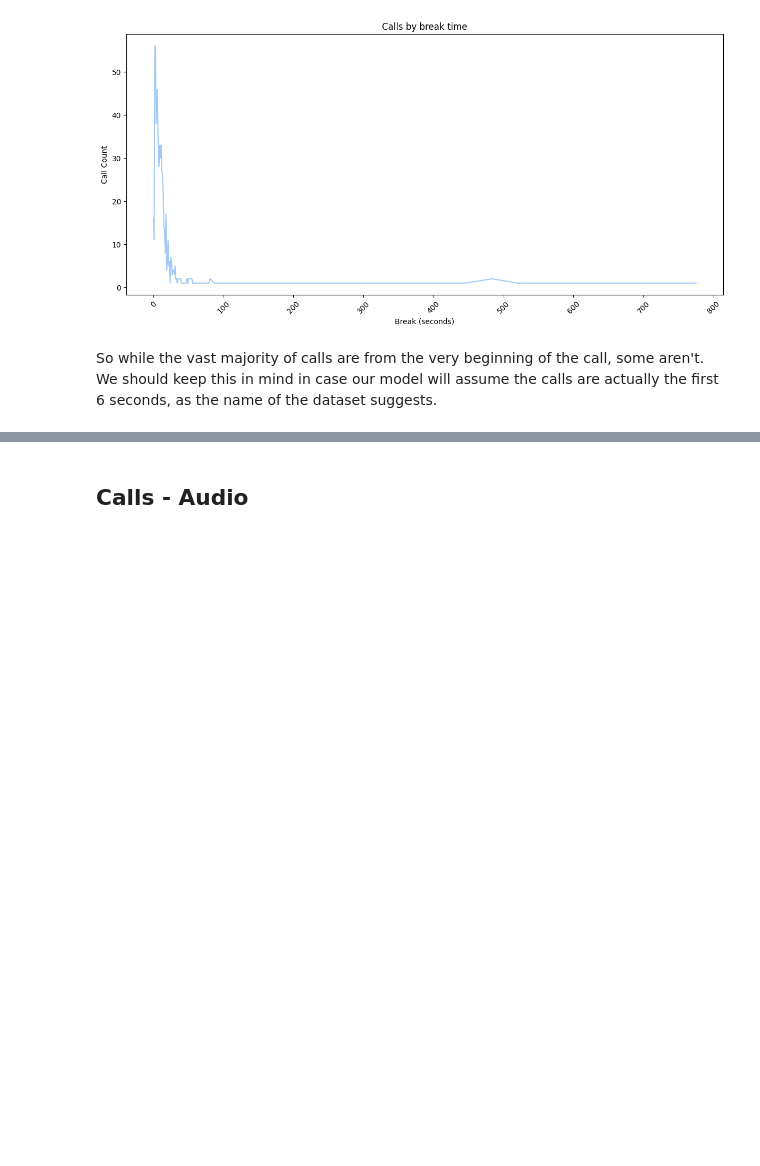
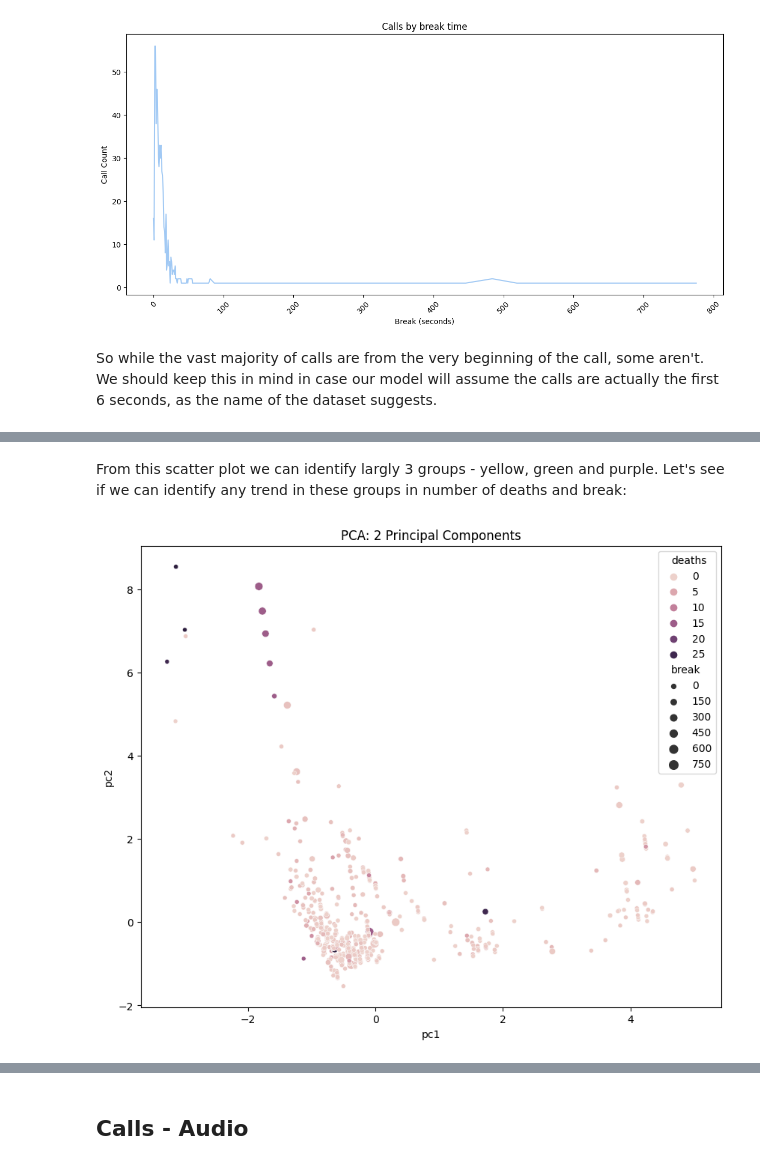
Before and after one commit to ramwtz/data-science-project, a Jupyter notebook: 911_project.ipynb, the cells around one changed output, grey strips where cells are left out. Saved outputs shown, nothing was run; the diff lists cells and outputs as text; code cells hidden in the pictures; blank space fills up the shorter version.

```diff
--- a/911_project.ipynb
+++ b/911_project.ipynb
@@ -546,0 +609,10 @@ So while the vast majority of calls are from the very beginning of the call, som
+# %% [markdown]
+From this scatter plot we can identify largly 3 groups - yellow, green and purple. Let's see if we can identify any trend in these groups in number of deaths and break:
+# %%
+pc_df_full = pd.merge(pc_df, metadata_df, left_index=True, right_index=True)
+plt.figure(figsize=(10, 8))
+sns.scatterplot(data=pc_df_full, x='pc1', y='pc2', hue='deaths', size='break')
+plt.title('PCA: 2 Principal Components')
+plt.show()
+# %% [output]
+[figure, added]
```
Also changed, not shown: parts of 30 cells of this notebook.
